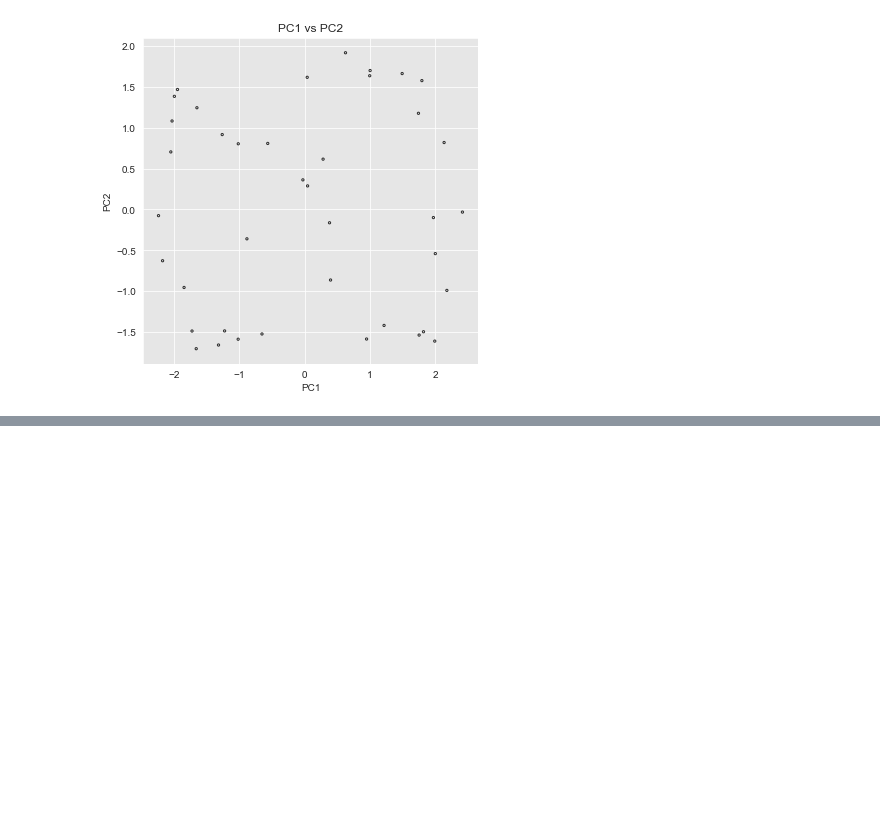
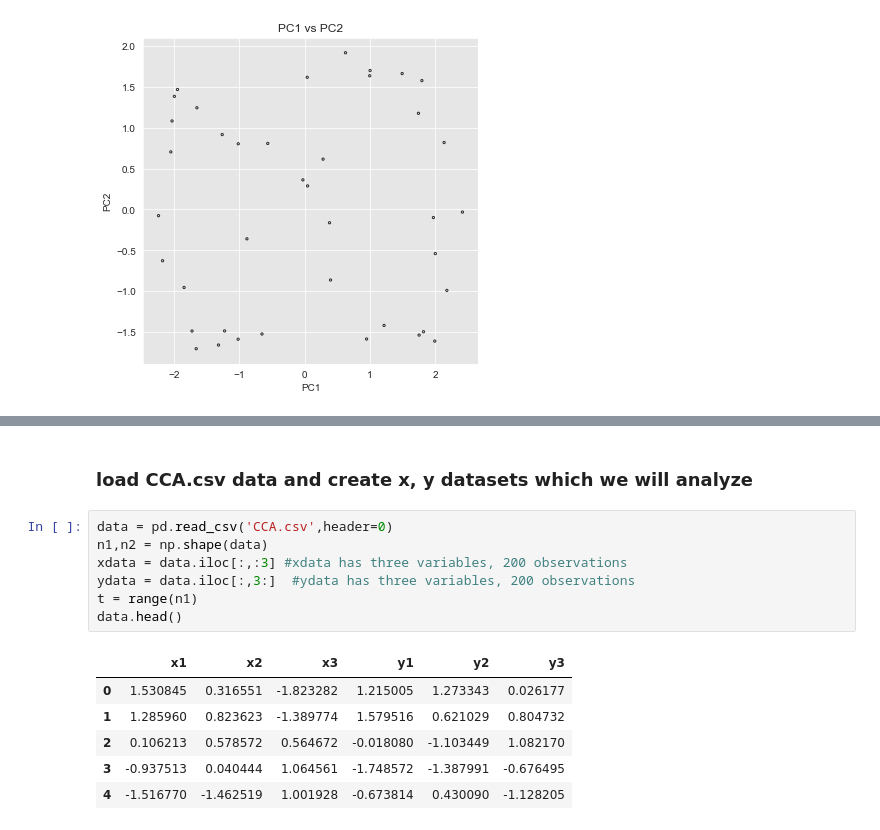
Before and after one commit to Pearl-Ayem/Geoscientific-Data-Science-and-Empirical-Modeling, a Jupyter notebook: Assignment_2/Assn2.ipynb, the cells around one changed output, grey strips where cells are left out. Saved outputs shown, nothing was run; the diff lists cells and outputs as text; blank space fills up the shorter version.

```diff
--- a/Assignment_2/Assn2.ipynb
+++ b/Assignment_2/Assn2.ipynb
@@ -165,0 +167,16 @@ plt.show()
+# %% [markdown]
+### load CCA.csv data and create x, y datasets which we will analyze
+# %%
+data = pd.read_csv('CCA.csv',header=0)
+n1,n2 = np.shape(data)
+xdata = data.iloc[:,:3] #xdata has three variables, 200 observations
+ydata = data.iloc[:,3:]  #ydata has three variables, 200 observations
+t = range(n1)
+data.head()
+# %% [output]
+|  | x1 | x2 | x3 | y1 | y2 | y3 |
+| 0 | 1.530845 | 0.316551 | -1.823282 | 1.215005 | 1.273343 | 0.026177 |
+| 1 | 1.285960 | 0.823623 | -1.389774 | 1.579516 | 0.621029 | 0.804732 |
+| 2 | 0.106213 | 0.578572 | 0.564672 | -0.018080 | -1.103449 | 1.082170 |
+| 3 | -0.937513 | 0.040444 | 1.064561 | -1.748572 | -1.387991 | -0.676495 |
+| 4 | -1.516770 | -1.462519 | 1.001928 | -0.673814 | 0.430090 | -1.128205 |
```
Also changed, not shown: parts of 10 cells of this notebook.
